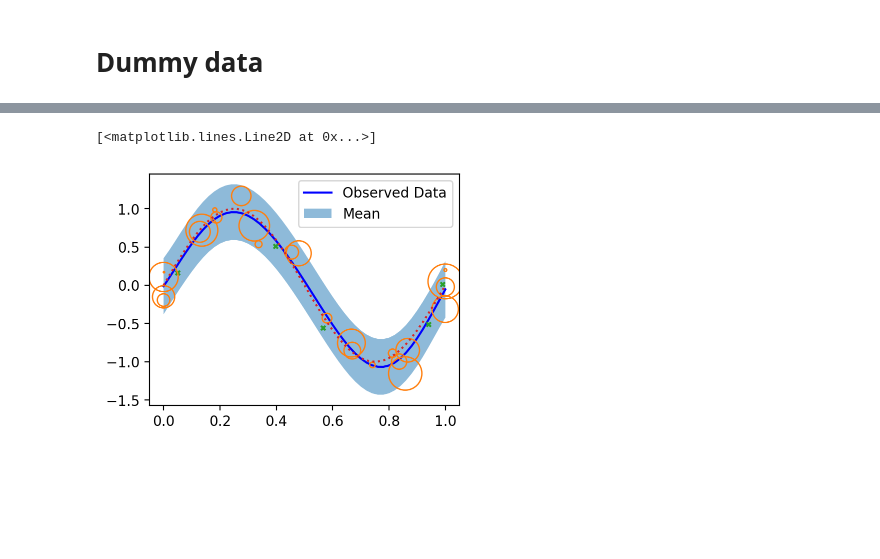
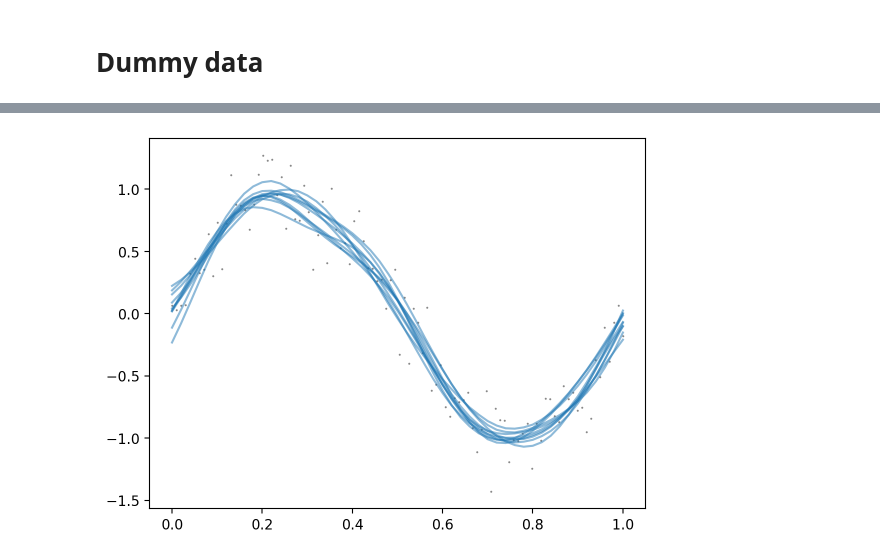
Before and after one commit to AurelienNioche/MAppModels, a Jupyter notebook: main.ipynb, the cells around one changed output, grey strips where cells are left out. Drawn from its saved outputs; the diff is of its cells as text; code cells hidden in the pictures; blank space fills up the shorter version.

```diff
--- a/main.ipynb
+++ b/main.ipynb
@@ -366,22 +146,0 @@ m_res = m.run(f)
-# %%
-pred = m.gp.predict(test_x)
-ax = plot(pred, train_x=None, train_y=None, test_x=test_x)
-# Plot warming up as crosses
-ax.scatter(m_res.warmup_x.numpy(),
-           m_res.warmup_y.numpy(),
-           marker="x",
-           c='C2',
-           zorder=2,
-           s=10)
-# Plot training data as dots
-ax.scatter(m_res.train_x.numpy(),
-           m_res.train_y.numpy(),
-           facecolors='none',
-           color='C1',
-           zorder=2,
-           s=(1+ np.arange(len(bo_res.train_x)))**2)
-
-ax.plot(test_x, f(test_x, add_noise=False), color='C3', linestyle=":")
-# %% [output]
-[<matplotlib.lines.Line2D at 0x...>]
-[figure, removed]
@@ -480,0 +147,21 @@ ax.plot(test_x, f(test_x, add_noise=False), color='C3', linestyle=":")
+# %%
+# Get into evaluation (predictive posterior) mode
+gp.eval()
+
+# Make predictions by feeding model through likelihood
+with torch.no_grad(), gpytorch.settings.fast_pred_var():
+    output = gp(test_x)
+    pred = gp.likelihood(output)
+
+avg = pred.mean
+
+with warnings.catch_warnings():
+    warnings.simplefilter("ignore")
+    ys = gp(test_x).sample(torch.Size((10, )))
+# %%
+fig, ax = plt.subplots()
+ax.scatter(train_x.numpy(), train_y.numpy(), color="black", alpha=0.5, s=0.2)
+for y in ys:
+    ax.plot(test_x.numpy(), y.numpy(), color="C0", alpha=0.5)
+# %% [output]
+[figure, added]
```
Also changed, not shown: parts of 30 cells of this notebook, 10 other files.
